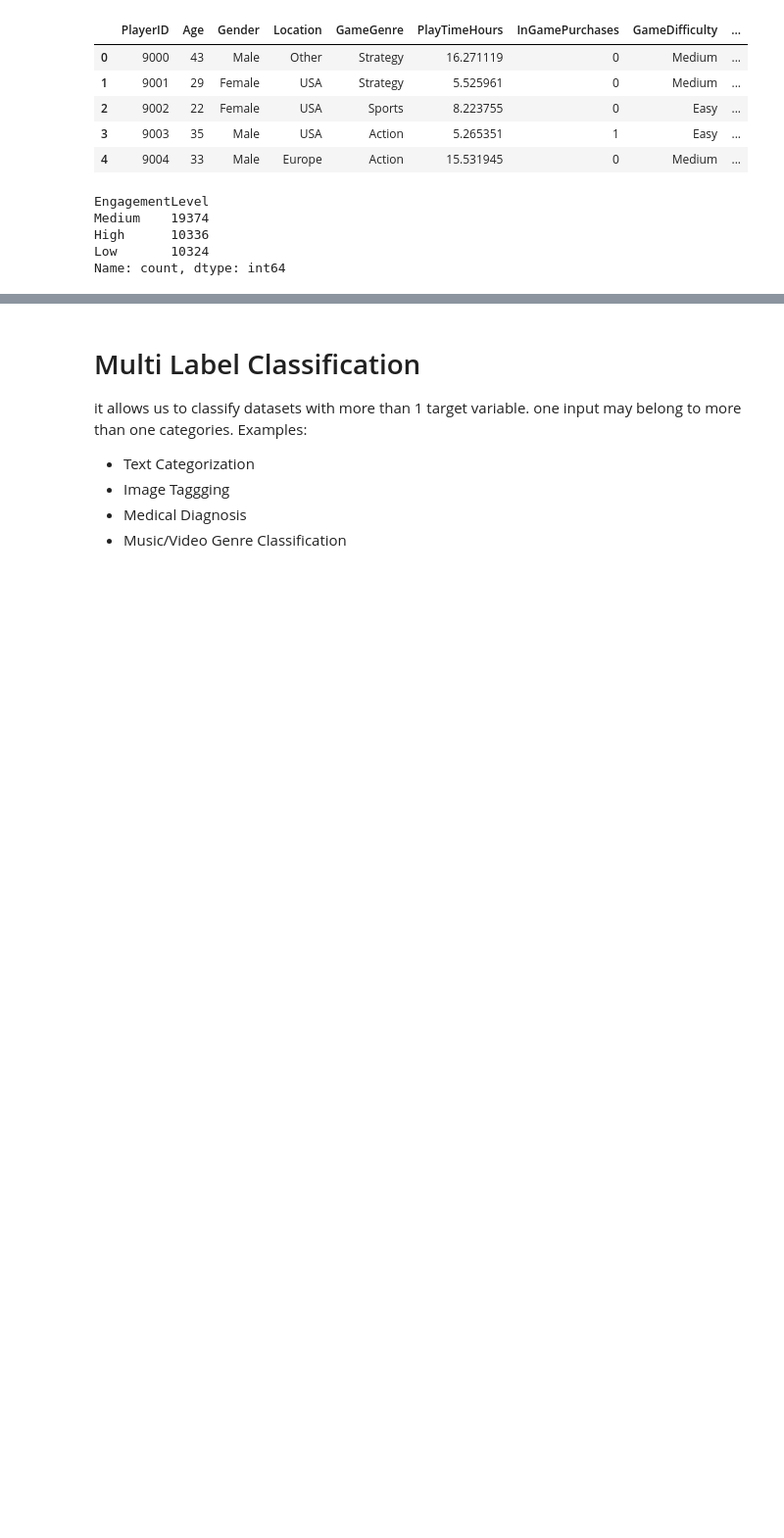
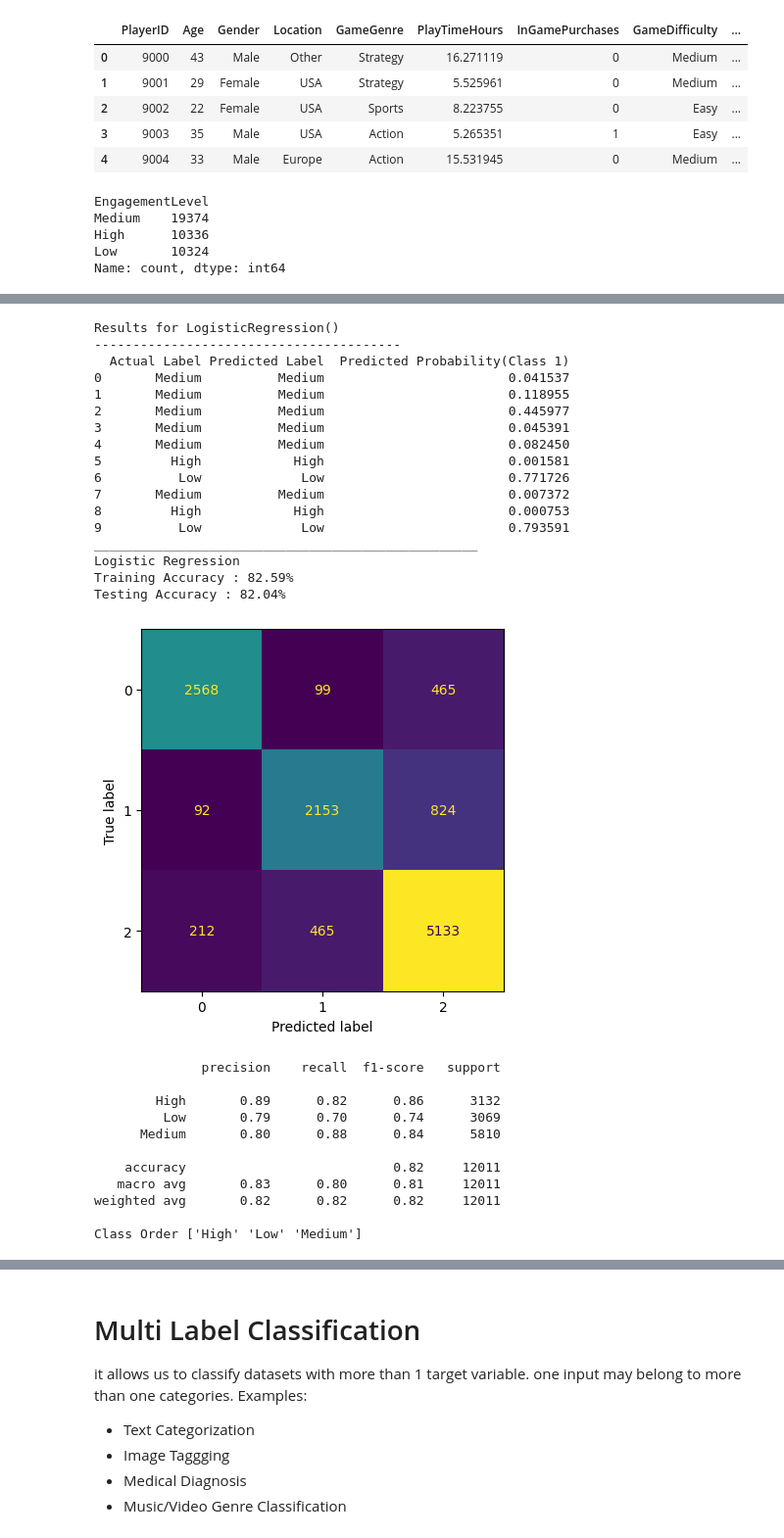
Before and after one commit to vivekkhillar/ML-practice, a Jupyter notebook: Day 25 17-07-2025/File 2 Supervised Learning- Classification July Batch1.ipynb, the cells around one changed output, grey strips where cells are left out. Shown at 98% size. Cells and saved outputs as stored; diff of their text form; code cells hidden in the pictures; blank space fills up the shorter version.

```diff
--- a/Day 25 17-07-2025/File 2 Supervised Learning- Classification July Batch1.ipynb
+++ b/Day 25 17-07-2025/File 2 Supervised Learning- Classification July Batch1.ipynb
@@ -35,0 +408,32 @@ Name: count, dtype: int64
+# %%
+Prediction_models(LogisticRegression(),x_train_sc,x_test_sc,y_train,y_test)
+# %% [output]
+Results for LogisticRegression()
+----------------------------------------
+  Actual Label Predicted Label  Predicted Probability(Class 1)
+0       Medium          Medium                        0.041537
+1       Medium          Medium                        0.118955
+2       Medium          Medium                        0.445977
+3       Medium          Medium                        0.045391
+4       Medium          Medium                        0.082450
+5         High            High                        0.001581
+6          Low             Low                        0.771726
+7       Medium          Medium                        0.007372
+8         High            High                        0.000753
+9          Low             Low                        0.793591
+__________________________________________________
+Logistic Regression
+Training Accuracy : 82.59%
+Testing Accuracy : 82.04%
+[figure, added]
+              precision    recall  f1-score   support
+
+        High       0.89      0.82      0.86      3132
+         Low       0.79      0.70      0.74      3069
+      Medium       0.80      0.88      0.84      5810
+
+    accuracy                           0.82     12011
+   macro avg       0.83      0.80      0.81     12011
+weighted avg       0.82      0.82      0.82     12011
+
+Class Order ['High' 'Low' 'Medium']
```
Also changed, not shown: parts of 34 cells of this notebook, 2 other files.
